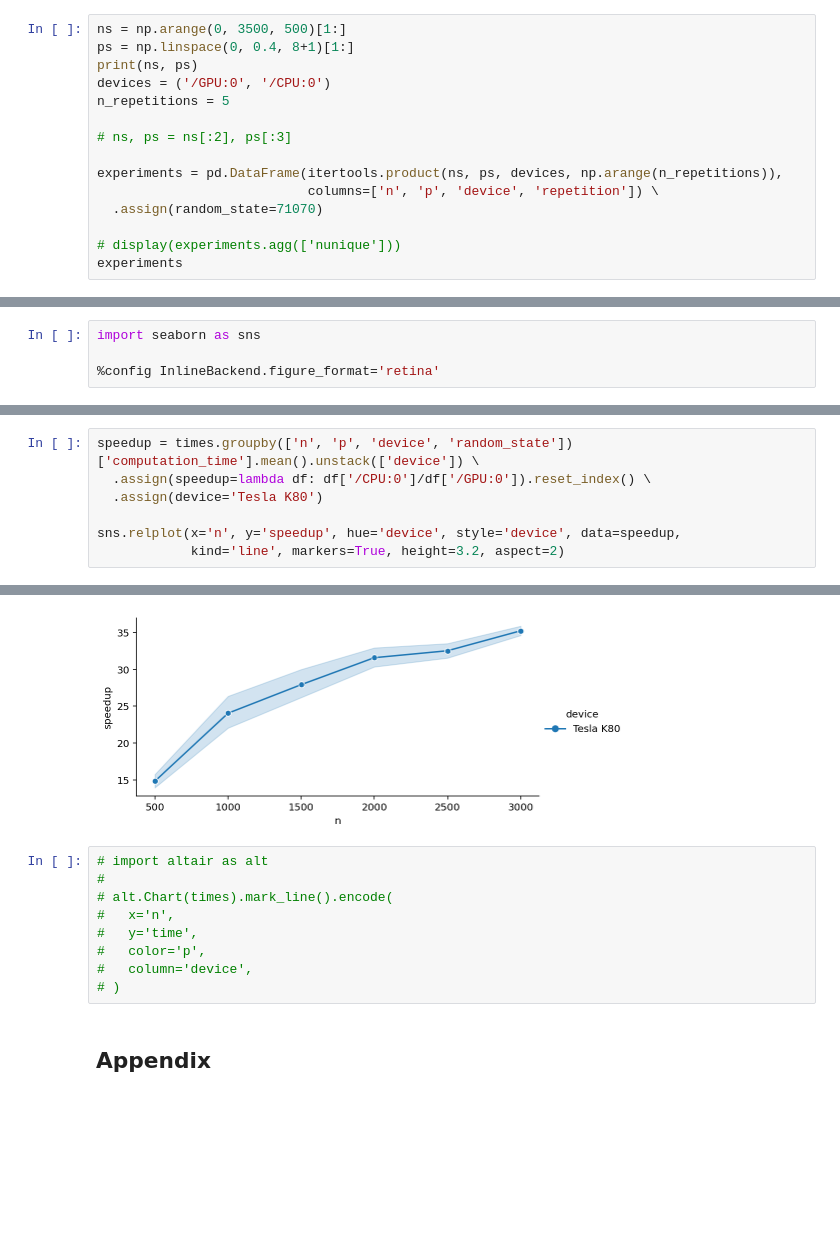
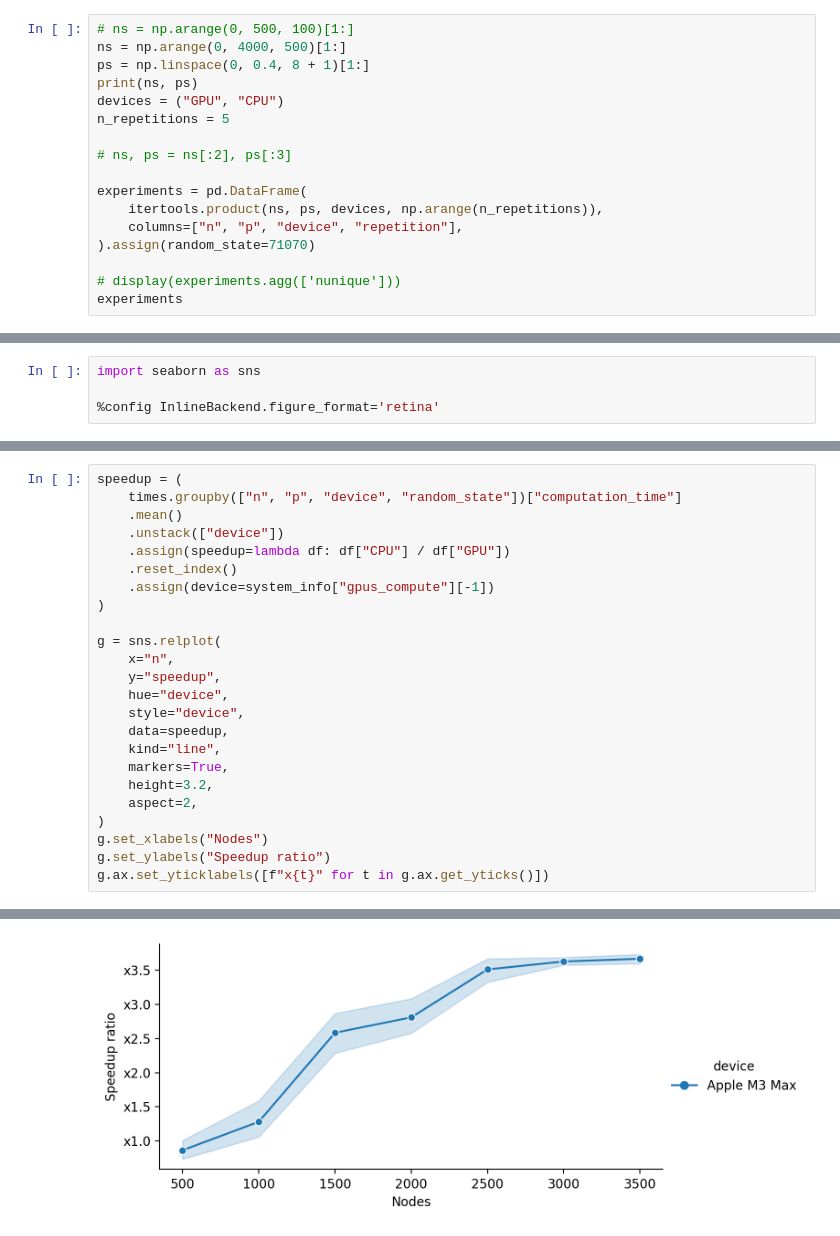
Before and after one commit to gialdetti/netsci, a Jupyter notebook: examples/tech/gpu_speedup.ipynb, the cells around one changed output, grey strips where cells are left out. Saved outputs shown, nothing was run; the diff lists cells and outputs as text; blank space fills up the shorter version.

```diff
--- a/examples/tech/gpu_speedup.ipynb
+++ b/examples/tech/gpu_speedup.ipynb
@@ -132,17 +74,19 @@ CPU took 4.208 sec.
 # %% [markdown]
 Experiment configurations
 # %%
-ns = np.arange(0, 3500, 500)[1:]
-ps = np.linspace(0, 0.4, 8+1)[1:]
+# ns = np.arange(0, 500, 100)[1:]
+ns = np.arange(0, 4000, 500)[1:]
+ps = np.linspace(0, 0.4, 8 + 1)[1:]
 print(ns, ps)
-devices = ('/GPU:0', '/CPU:0')
+devices = ("GPU", "CPU")
 n_repetitions = 5
 
 # ns, ps = ns[:2], ps[:3]
 
-experiments = pd.DataFrame(itertools.product(ns, ps, devices, np.arange(n_repetitions)),
-                           columns=['n', 'p', 'device', 'repetition']) \
-  .assign(random_state=71070)
+experiments = pd.DataFrame(
+    itertools.product(ns, ps, devices, np.arange(n_repetitions)),
+    columns=["n", "p", "device", "repetition"],
+).assign(random_state=71070)
 
 # display(experiments.agg(['nunique']))
 experiments
@@ -220,8 +222,25 @@ sns.relplot(x='n', y='computation_time', hue='p', col='device', data=times,
 # %%
-speedup = times.groupby(['n', 'p', 'device', 'random_state'])['computation_time'].mean().unstack(['device']) \
-  .assign(speedup=lambda df: df['/CPU:0']/df['/GPU:0']).reset_index() \
-  .assign(device='Tesla K80')
+speedup = (
+    times.groupby(["n", "p", "device", "random_state"])["computation_time"]
+    .mean()
+    .unstack(["device"])
+    .assign(speedup=lambda df: df["CPU"] / df["GPU"])
+    .reset_index()
+    .assign(device=system_info["gpus_compute"][-1])
+)
 
-sns.relplot(x='n', y='speedup', hue='device', style='device', data=speedup,
-            kind='line', markers=True, height=3.2, aspect=2)
+g = sns.relplot(
+    x="n",
+    y="speedup",
+    hue="device",
+    style="device",
+    data=speedup,
+    kind="line",
+    markers=True,
+    height=3.2,
+    aspect=2,
+)
+g.set_xlabels("Nodes")
+g.set_ylabels("Speedup ratio")
+g.ax.set_yticklabels([f"x{t}" for t in g.ax.get_yticks()])
 # %% [output]
@@ -229,12 +255 @@ sns.relplot(x='n', y='speedup', hue='device', style='device', data=speedup,
-[figure, old version]
+[figure, new version]
-# %%
-# import altair as alt
-#
-# alt.Chart(times).mark_line().encode(
-#   x='n',
-#   y='time',
-#   color='p',
-#   column='device',
-# )
-# %% [markdown]
-## Appendix
```
Also changed, not shown: parts of 17 cells of this notebook, 16 other files.
